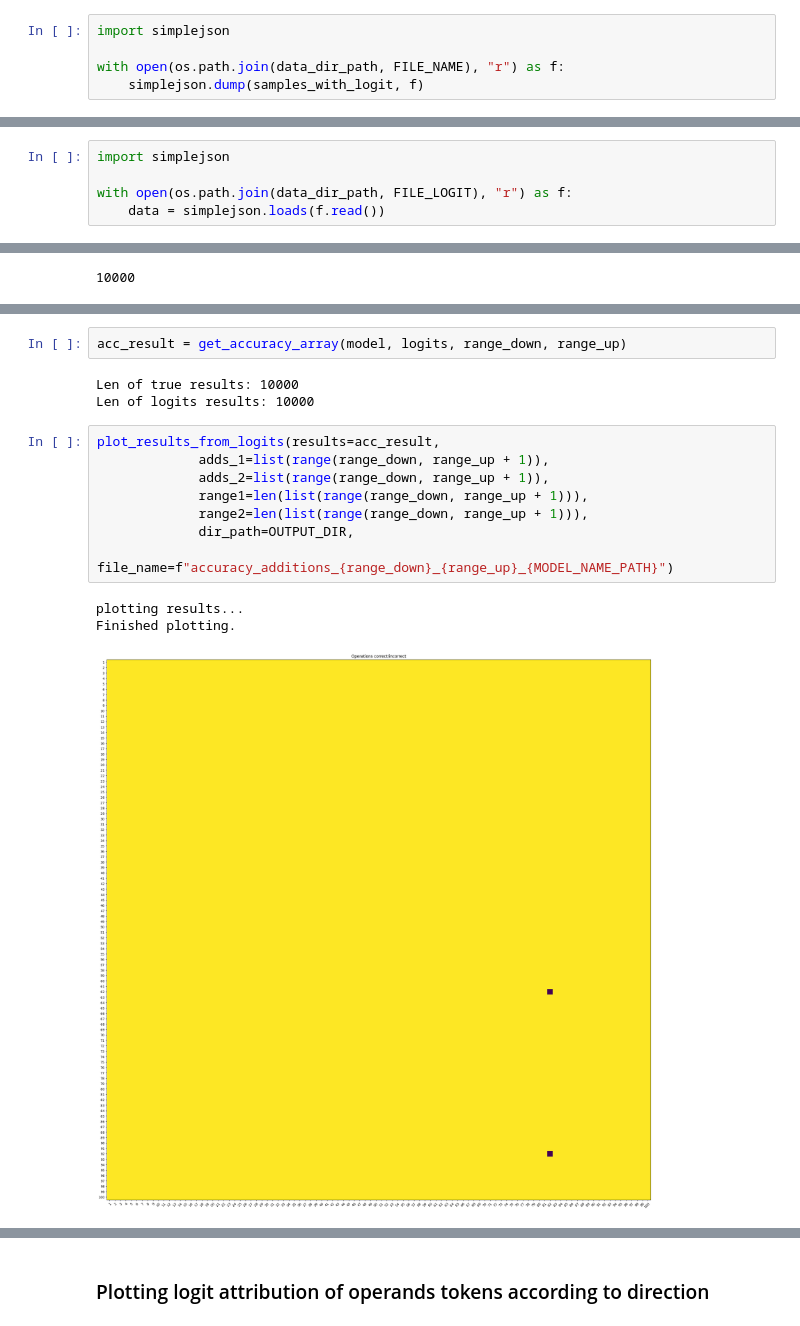
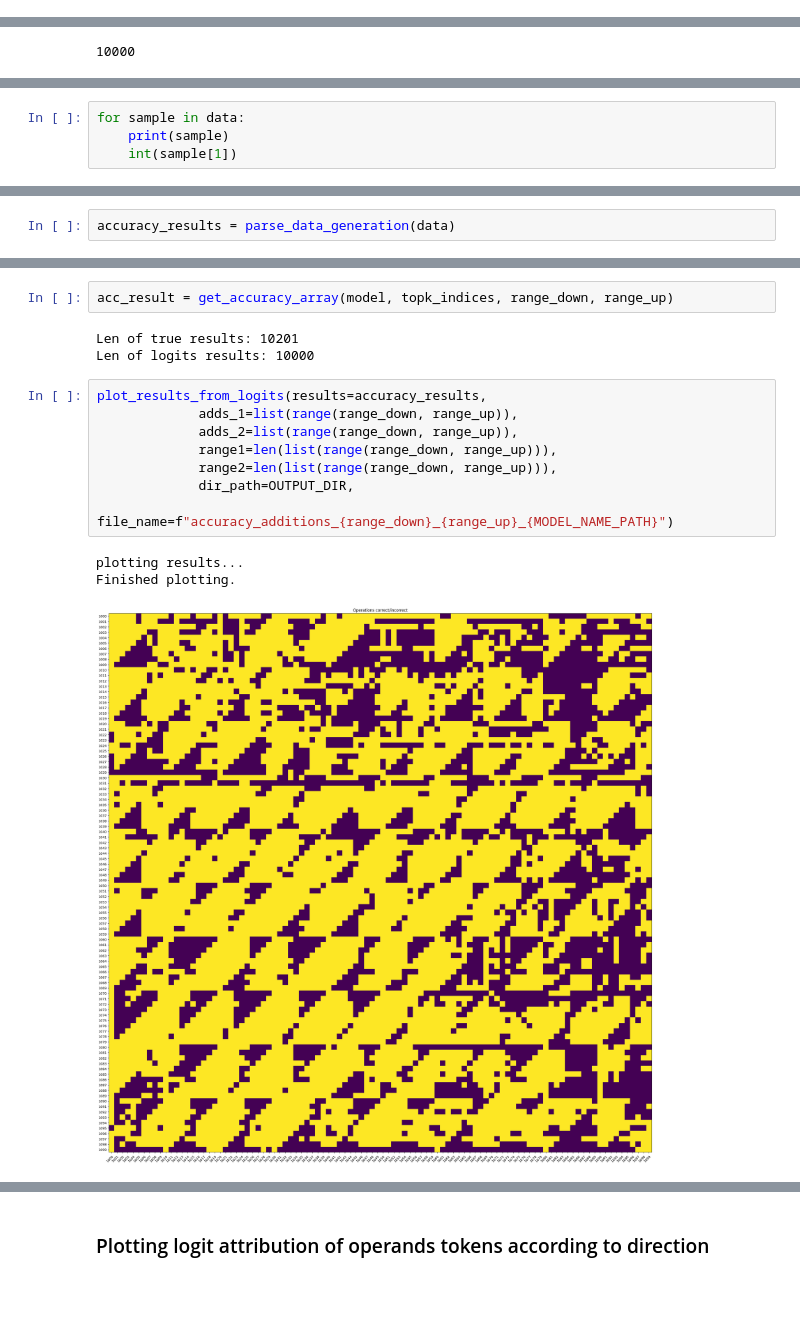
Before and after one commit to nepp1d0/MATS_application_lllm_numerical_aggregation, a Jupyter notebook: src/notebooks/preliminary_investigations.ipynb, the cells around one changed output, grey strips where cells are left out. Cells and saved outputs as stored; diff of their text form; blank space fills up the shorter version.

Commit message:
Add final plot

```diff
--- a/src/notebooks/preliminary_investigations.ipynb
+++ b/src/notebooks/preliminary_investigations.ipynb
@@ -212,5 +305,0 @@ for index, sample in tqdm(list(enumerate(samples))):
-# %%
-import simplejson
-
-with open(os.path.join(data_dir_path, FILE_NAME), "r") as f:
-    simplejson.dump(samples_with_logit, f)
@@ -237,8 +306,3 @@ with open(os.path.join(data_dir_path, FILE_NAME), "r") as f:
-# %%
-import simplejson
-
-with open(os.path.join(data_dir_path, FILE_LOGIT), "r") as f:
-    data = simplejson.loads(f.read())
 # %%
 len(data)
 # %% [output]
@@ -245,0 +314,4 @@ len(data)
+# %%
+for sample in data:
+    print(sample)
+    int(sample[1])
@@ -361,3 +453,5 @@ torch.Size([10000, 128256])
+# %%
+accuracy_results = parse_data_generation(data)
 # %%
 from itertools import product
 
@@ -372,20 +466,20 @@ def get_accuracy_array(model:HookedTransformer, logits: torch.Tensor, range_down
     print(f"Len of logits results: {len(most_prob_tokens)}")
     return [1  if token==true else 0 for token, true in zip(most_prob_tokens, correct_results)]
 # %%
-acc_result = get_accuracy_array(model, logits, range_down, range_up)
+acc_result = get_accuracy_array(model, topk_indices, range_down, range_up)
 # %% [output]
-Len of true results: 10000
+Len of true results: 10201
 Len of logits results: 10000
 # %%
-plot_results_from_logits(results=acc_result,
-             adds_1=list(range(range_down, range_up + 1)),
-             adds_2=list(range(range_down, range_up + 1)),
-             range1=len(list(range(range_down, range_up + 1))),
-             range2=len(list(range(range_down, range_up + 1))),
+plot_results_from_logits(results=accuracy_results,
+             adds_1=list(range(range_down, range_up)),
+             adds_2=list(range(range_down, range_up)),
+             range1=len(list(range(range_down, range_up))),
+             range2=len(list(range(range_down, range_up))),
              dir_path=OUTPUT_DIR,
              file_name=f"accuracy_additions_{range_down}_{range_up}_{MODEL_NAME_PATH}")
 # %% [output]
 plotting results...
 Finished plotting.
-[figure, old version]
+[figure, new version]
 # %% [markdown]
```
Also changed, not shown: parts of 35 cells of this notebook.
